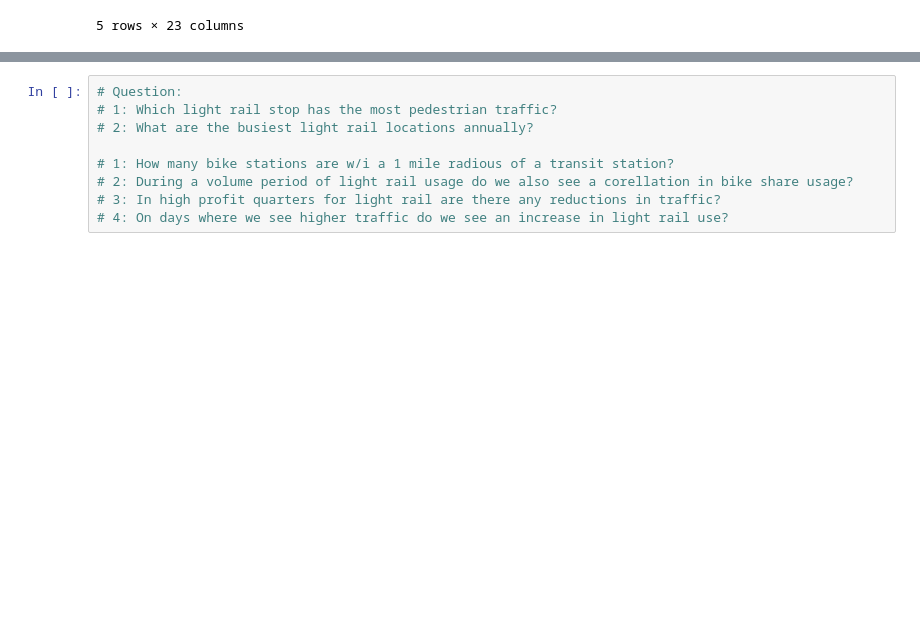
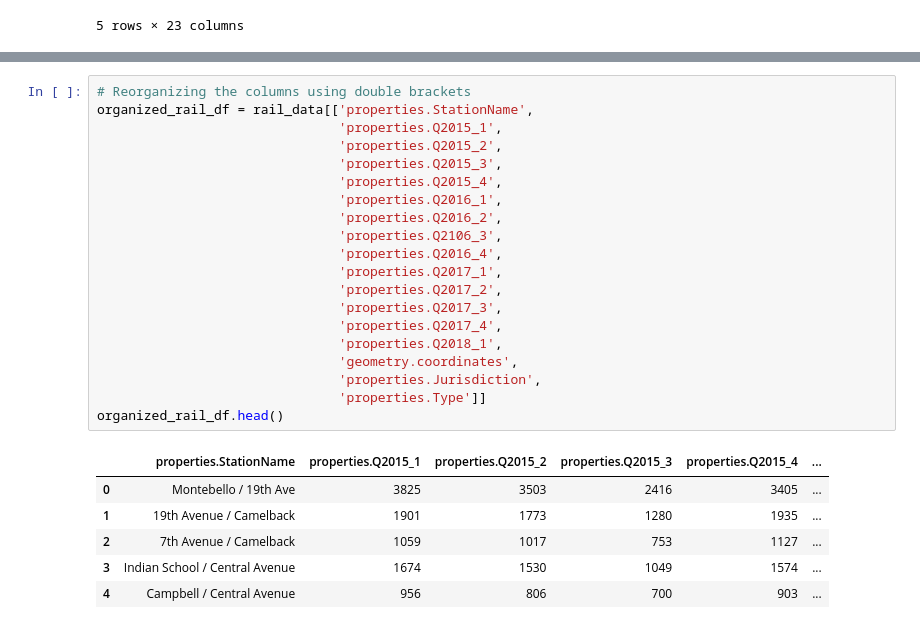
Before and after one commit to Sephka/Project1, a Jupyter notebook: Project_Folder/Project_1_v1.ipynb, the cells around one changed output, grey strips where cells are left out. Saved outputs shown, nothing was run; the diff lists cells and outputs as text; blank space fills up the shorter version.

```diff
--- a/Project_Folder/Project_1_v1.ipynb
+++ b/Project_Folder/Project_1_v1.ipynb
@@ -53,9 +31,27 @@ bike_data.head()
-# %%
-# Question:
-# 1: Which light rail stop has the most pedestrian traffic?
-# 2: What are the busiest light rail locations annually?
-
-# 1: How many bike stations are w/i a 1 mile radious of a transit station?
-# 2: During a volume period of light rail usage do we also see a corellation in bike share usage?
-# 3: In high profit quarters for light rail are there any reductions in traffic?
-# 4: On days where we see higher traffic do we see an increase in light rail use?
+# %%
+# Reorganizing the columns using double brackets
+organized_rail_df = rail_data[['properties.StationName',
+                               'properties.Q2015_1',
+                               'properties.Q2015_2',
+                               'properties.Q2015_3',
+                               'properties.Q2015_4',
+                               'properties.Q2016_1',
+                               'properties.Q2016_2',
+                               'properties.Q2106_3',
+                               'properties.Q2016_4',
+                               'properties.Q2017_1',
+                               'properties.Q2017_2',
+                               'properties.Q2017_3',
+                               'properties.Q2017_4',
+                               'properties.Q2018_1',
+                               'geometry.coordinates',
+                               'properties.Jurisdiction',
+                               'properties.Type']]
+organized_rail_df.head()
+# %% [output]
+|  | properties.StationName | properties.Q2015_1 | properties.Q2015_2 | properties.Q2015_3 | properties.Q2015_4 | ... |
+| 0 | Montebello / 19th Ave | 3825 | 3503 | 2416 | 3405 | ... |
+| 1 | 19th Avenue / Camelback | 1901 | 1773 | 1280 | 1935 | ... |
+| 2 | 7th Avenue / Camelback | 1059 | 1017 | 753 | 1127 | ... |
+| 3 | Indian School / Central Avenue | 1674 | 1530 | 1049 | 1574 | ... |
+| 4 | Campbell / Central Avenue | 956 | 806 | 700 | 903 | ... |
```
Also changed, not shown: parts of 12 cells of this notebook, 2 other files.
